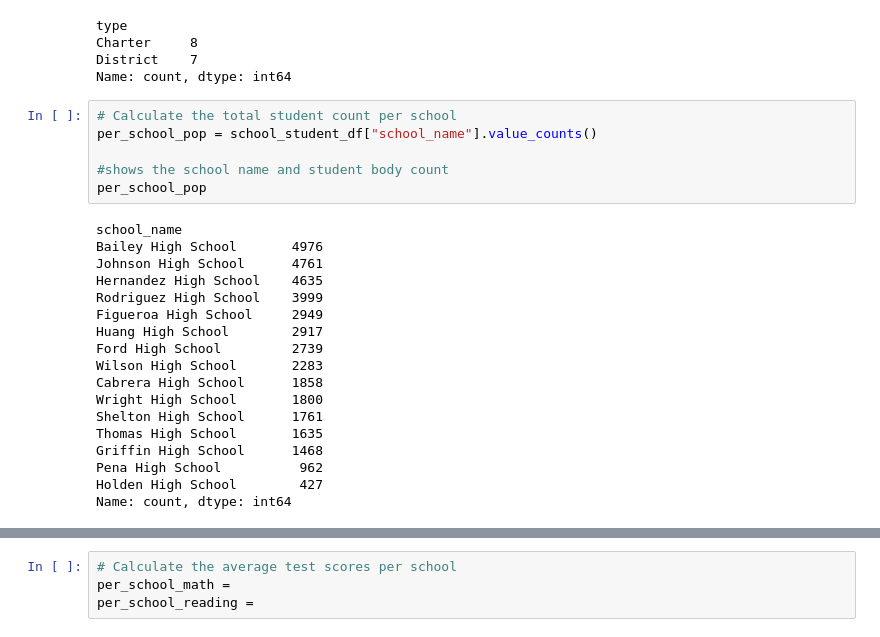
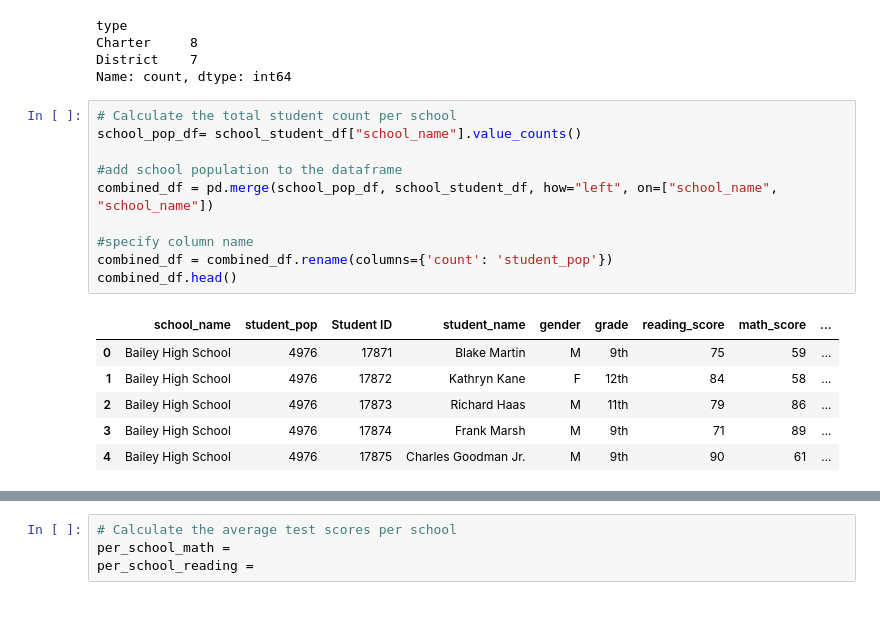
Before and after one commit to Sophie-GJ/pandas-challenge, a Jupyter notebook: PyCitySchools.ipynb, the cells around one changed output, grey strips where cells are left out. Cells and saved outputs as stored; diff of their text form; blank space fills up the shorter version.

```diff
--- a/PyCitySchools.ipynb
+++ b/PyCitySchools.ipynb
@@ -117,27 +117,20 @@ District    7
 Name: count, dtype: int64
 # %%
 # Calculate the total student count per school
-per_school_pop = school_student_df["school_name"].value_counts()
+school_pop_df= school_student_df["school_name"].value_counts()
 
-#shows the school name and student body count
-per_school_pop
+#add school population to the dataframe
+combined_df = pd.merge(school_pop_df, school_student_df, how="left", on=["school_name", "school_name"])
+
+#specify column name
+combined_df = combined_df.rename(columns={'count': 'student_pop'})
+combined_df.head()
 # %% [output]
-school_name
-Bailey High School       4976
-Johnson High School      4761
-Hernandez High School    4635
-Rodriguez High School    3999
-Figueroa High School     2949
-Huang High School        2917
-Ford High School         2739
-Wilson High School       2283
-Cabrera High School      1858
-Wright High School       1800
-Shelton High School      1761
-Thomas High School       1635
-Griffin High School      1468
-Pena High School          962
-Holden High School        427
-Name: count, dtype: int64
+|  | school_name | student_pop | Student ID | student_name | gender | grade | reading_score | math_score | ... |
+| 0 | Bailey High School | 4976 | 17871 | Blake Martin | M | 9th | 75 | 59 | ... |
+| 1 | Bailey High School | 4976 | 17872 | Kathryn Kane | F | 12th | 84 | 58 | ... |
+| 2 | Bailey High School | 4976 | 17873 | Richard Haas | M | 11th | 79 | 86 | ... |
+| 3 | Bailey High School | 4976 | 17874 | Frank Marsh | M | 9th | 71 | 89 | ... |
+| 4 | Bailey High School | 4976 | 17875 | Charles Goodman Jr. | M | 9th | 90 | 61 | ... |
 # %%
 # Calculate the total school budget and per capita spending per school
```
Also changed, not shown: parts of 2 cells of this notebook, 1 other file.
